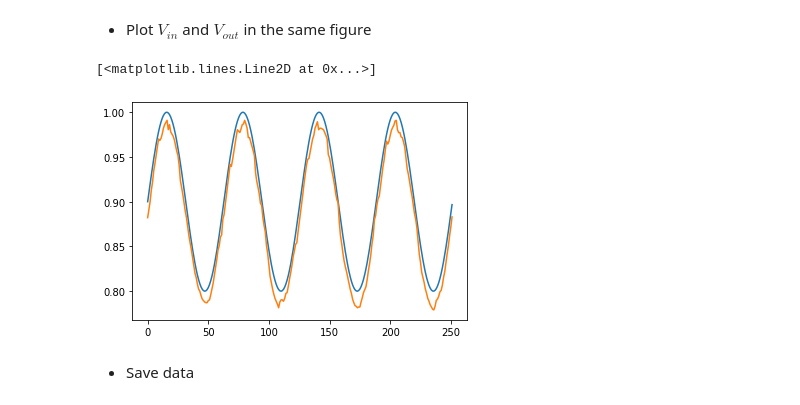
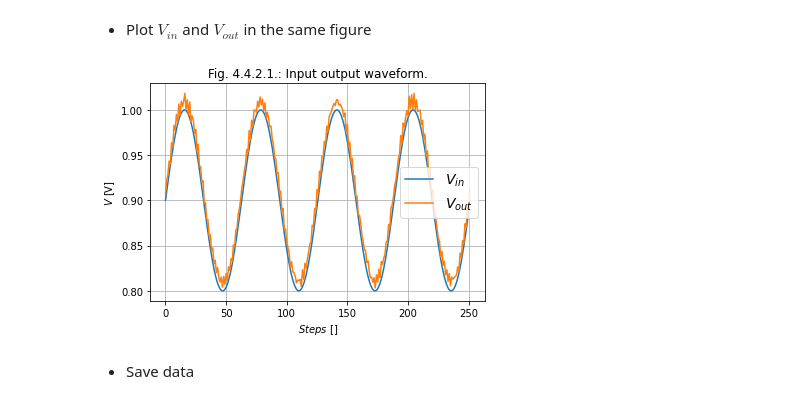
Before and after one commit to pbonazzi/21-10-neuromorphic-engineering, a Jupyter notebook: Sessions/2021_Lab06_GroupNumber_FirstName_LastName.ipynb, the cells around one changed output. Drawn from its saved outputs; the diff is of its cells as text; code cells hidden in the pictures.

```diff
--- a/Sessions/2021_Lab06_GroupNumber_FirstName_LastName.ipynb
+++ b/Sessions/2021_Lab06_GroupNumber_FirstName_LastName.ipynb
@@ -575,12 +599,18 @@ p.set_voltage_waveform(0.9 + 0.1 * wf)
 # %% [markdown]
 * Plot $V_{in}$ and $V_{out}$ in the same figure
 # %%
-plt.plot(0.9 + 0.1 * wf)
 Vout_ex_4_4_2 = p.acquire_waveform(pyplane.DacChannel.AIN9, pyplane.AdcChannel.AOUT10, 0.01)
-plt.plot(Vout_ex_4_4_2)
-# %% [output]
-[<matplotlib.lines.Line2D at 0x...>]
-[figure, removed]
+# %%
+plt.plot(0.9 + 0.1 * wf)
+plt.plot(Vout_ex_4_4_2)
+plt.xlabel('$Steps$ []')
+plt.ylabel('$V$ [V]')
+plt.legend(['$V_{in}$', '$V_{out}$'],prop={'size': 14})
+plt.title('Fig. 4.4.2.1.: Input output waveform.')
+plt.grid()
+plt.show()
+# %% [output]
+[figure, added]
 # %% [markdown]
 * Save data
 # %%
```
Also changed, not shown: parts of 15 cells of this notebook, 4 other files.
